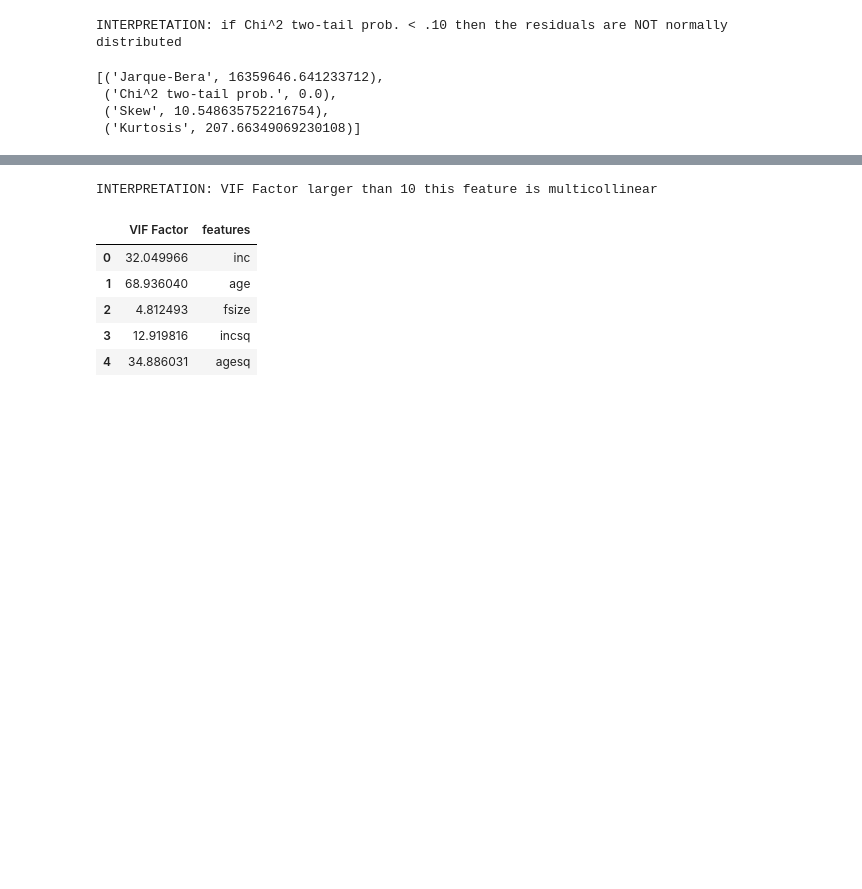
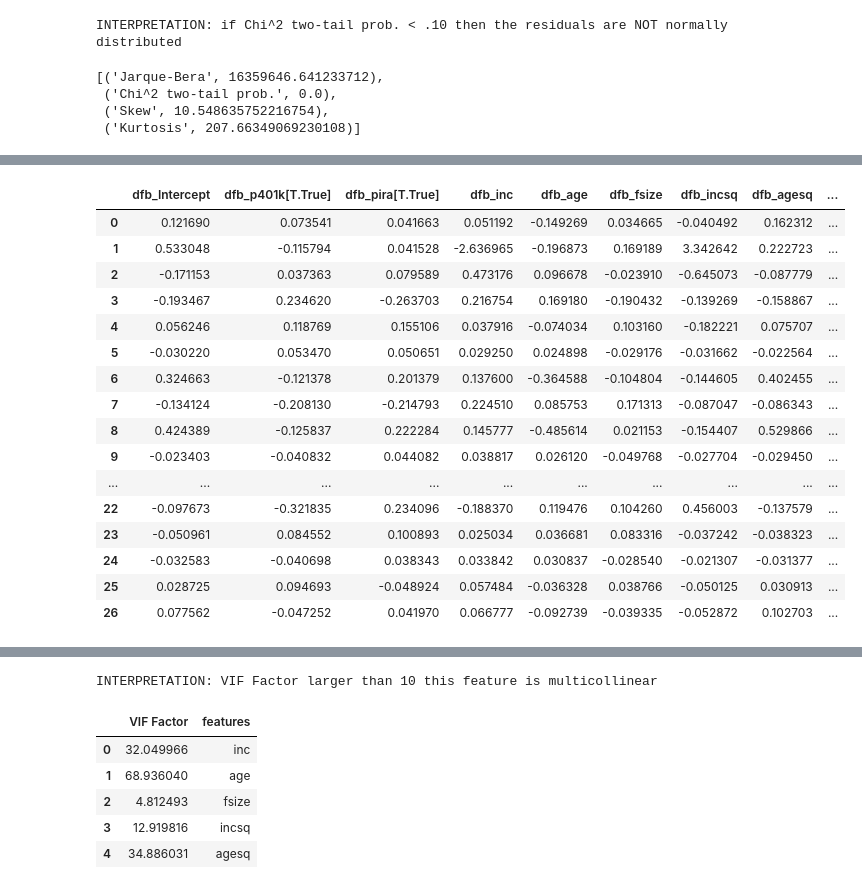
Before and after one commit to espin086/mybook_python_econometrics, a Jupyter notebook: notebooks/3_multiple_regression_diagnostics/3_multiple_regression_diagnostics.ipynb, the cells around one changed output, grey strips where cells are left out. Drawn from its saved outputs; the diff is of its cells as text; code cells hidden in the pictures; blank space fills up the shorter version.

```diff
--- a/notebooks/3_multiple_regression_diagnostics/3_multiple_regression_diagnostics.ipynb
+++ b/notebooks/3_multiple_regression_diagnostics/3_multiple_regression_diagnostics.ipynb
@@ -380,26 +395,47 @@ my_eda_influence.run()
 # %%
 
 n = len(obs_influence.index)
 k = len(['inc', 'age', 'fsize', 'p401k', 'pira', 'incsq' , 'agesq'])
 #high cooks distance
 high_cooks_d = obs_influence[obs_influence['cooks_d'] > 4/n]
 #large dffits
 large_dffits = obs_influence[obs_influence['dffits'].abs() > (2 * math.sqrt(k/n))]
 #large dfbetas
 dfb_cols = [col for col in obs_influence.columns if 'dfb' in col]
 dfb_frames = [obs_influence[obs_influence[col].abs() > (2 / math.sqrt(n))] for col in dfb_cols ]
 dfb_merged = dfb_frames[0]
 for df in dfb_frames[1:]:
-    dfb_merged = pd.merge(merged, df, how='inner')
+    dfb_merged = pd.merge(dfb_merged, df, how='inner')
 
 #final influential observations
 final_influential_observations = [high_cooks_d, large_dffits, dfb_merged]
 
 final_merge = final_influential_observations[0]
 for df in final_influential_observations[1:]:
     final_merge = pd.merge(final_merge, df, how='inner')
 
 
 df_final = df_clean.merge(final_merge, left_index=True, right_index=True, how='left', indicator=True)
 
 df_final = df_final[df_final['_merge'] == 'left_only']
+
+
+final_merge
+# %% [output]
+|  | dfb_Intercept | dfb_p401k[T.True] | dfb_pira[T.True] | dfb_inc | dfb_age | dfb_fsize | dfb_incsq | dfb_agesq | ... |
+| 0 | 0.121690 | 0.073541 | 0.041663 | 0.051192 | -0.149269 | 0.034665 | -0.040492 | 0.162312 | ... |
+| 1 | 0.533048 | -0.115794 | 0.041528 | -2.636965 | -0.196873 | 0.169189 | 3.342642 | 0.222723 | ... |
+| 2 | -0.171153 | 0.037363 | 0.079589 | 0.473176 | 0.096678 | -0.023910 | -0.645073 | -0.087779 | ... |
+| 3 | -0.193467 | 0.234620 | -0.263703 | 0.216754 | 0.169180 | -0.190432 | -0.139269 | -0.158867 | ... |
+| 4 | 0.056246 | 0.118769 | 0.155106 | 0.037916 | -0.074034 | 0.103160 | -0.182221 | 0.075707 | ... |
+| 5 | -0.030220 | 0.053470 | 0.050651 | 0.029250 | 0.024898 | -0.029176 | -0.031662 | -0.022564 | ... |
+| 6 | 0.324663 | -0.121378 | 0.201379 | 0.137600 | -0.364588 | -0.104804 | -0.144605 | 0.402455 | ... |
+| 7 | -0.134124 | -0.208130 | -0.214793 | 0.224510 | 0.085753 | 0.171313 | -0.087047 | -0.086343 | ... |
+| 8 | 0.424389 | -0.125837 | 0.222284 | 0.145777 | -0.485614 | 0.021153 | -0.154407 | 0.529866 | ... |
+| 9 | -0.023403 | -0.040832 | 0.044082 | 0.038817 | 0.026120 | -0.049768 | -0.027704 | -0.029450 | ... |
+| ... | ... | ... | ... | ... | ... | ... | ... | ... | ... |
+| 22 | -0.097673 | -0.321835 | 0.234096 | -0.188370 | 0.119476 | 0.104260 | 0.456003 | -0.137579 | ... |
+| 23 | -0.050961 | 0.084552 | 0.100893 | 0.025034 | 0.036681 | 0.083316 | -0.037242 | -0.038323 | ... |
+| 24 | -0.032583 | -0.040698 | 0.038343 | 0.033842 | 0.030837 | -0.028540 | -0.021307 | -0.031377 | ... |
+| 25 | 0.028725 | 0.094693 | -0.048924 | 0.057484 | -0.036328 | 0.038766 | -0.050125 | 0.030913 | ... |
+| 26 | 0.077562 | -0.047252 | 0.041970 | 0.066777 | -0.092739 | -0.039335 | -0.052872 | 0.102703 | ... |
```
Also changed, not shown: parts of 8 cells of this notebook, 21 other files.
